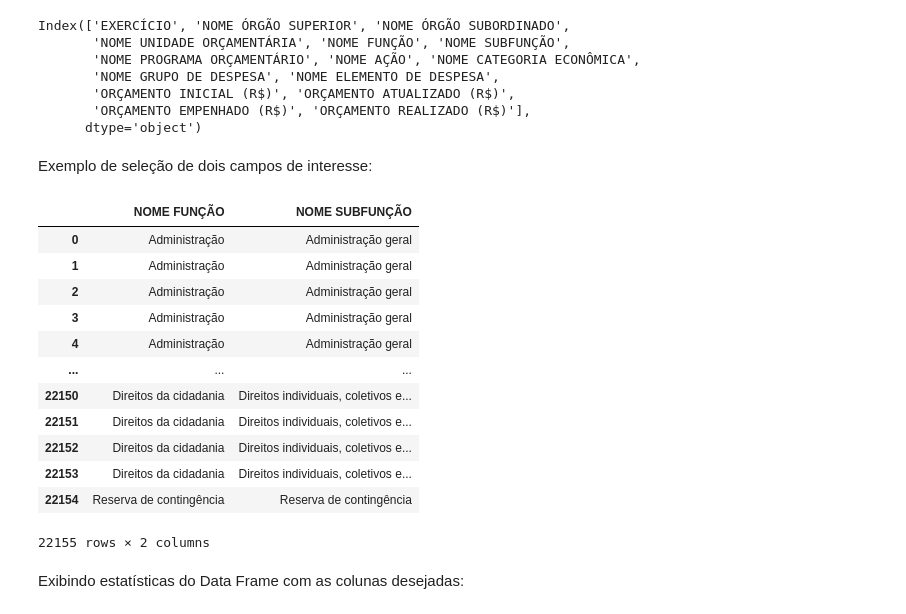
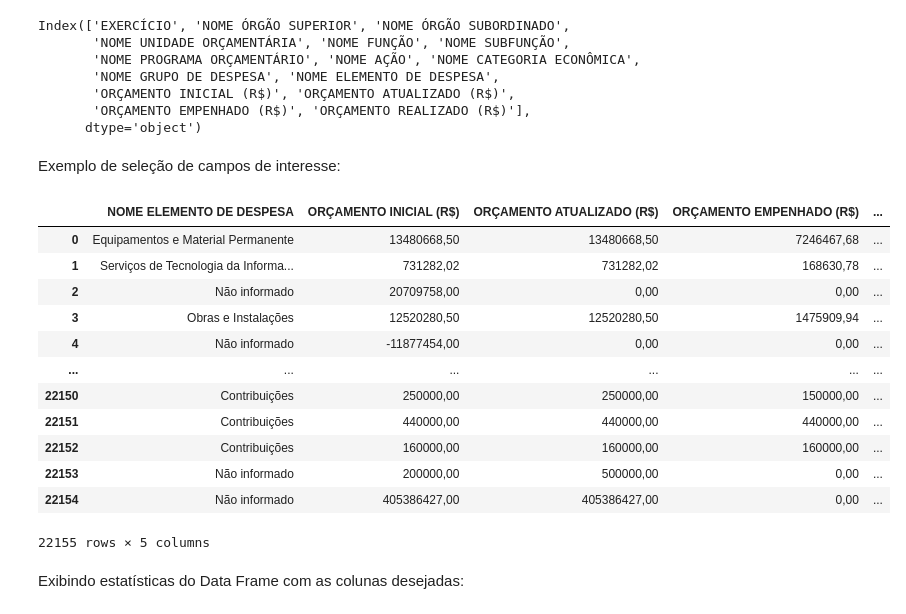
Before and after one commit to danlamberg/Atividade-Data-Science, a Jupyter notebook: Trabalho_Bimestral.ipynb, the cells around one changed output. Cells and saved outputs as stored; diff of their text form; code cells hidden in the pictures.

```diff
--- a/Trabalho_Bimestral.ipynb
+++ b/Trabalho_Bimestral.ipynb
@@ -182,24 +182,24 @@ Index(['EXERCÍCIO', 'NOME ÓRGÃO SUPERIOR', 'NOME ÓRGÃO SUBORDINADO',
        'ORÇAMENTO EMPENHADO (R$)', 'ORÇAMENTO REALIZADO (R$)'],
       dtype='object')
 # %% [markdown]
-Exemplo de seleção de dois campos de interesse:
+Exemplo de seleção de campos de interesse:
-# %%
-df_aux = df[['NOME FUNÇÃO', 'NOME SUBFUNÇÃO']]
-df_aux
-# %% [output]
-|  | NOME FUNÇÃO | NOME SUBFUNÇÃO |
-| 0 | Administração | Administração geral |
-| 1 | Administração | Administração geral |
-| 2 | Administração | Administração geral |
-| 3 | Administração | Administração geral |
-| 4 | Administração | Administração geral |
-| ... | ... | ... |
-| 22150 | Direitos da cidadania | Direitos individuais, coletivos e... |
-| 22151 | Direitos da cidadania | Direitos individuais, coletivos e... |
-| 22152 | Direitos da cidadania | Direitos individuais, coletivos e... |
-| 22153 | Direitos da cidadania | Direitos individuais, coletivos e... |
-| 22154 | Reserva de contingência | Reserva de contingência |
-22155 rows × 2 columns
+# %%
+df_aux = df[['NOME ELEMENTO DE DESPESA', 'ORÇAMENTO INICIAL (R$)', 'ORÇAMENTO ATUALIZADO (R$)', 'ORÇAMENTO EMPENHADO (R$)', 'ORÇAMENTO REALIZADO (R$)']]
+df_aux
+# %% [output]
+|  | NOME ELEMENTO DE DESPESA | ORÇAMENTO INICIAL (R$) | ORÇAMENTO ATUALIZADO (R$) | ORÇAMENTO EMPENHADO (R$) | ... |
+| 0 | Equipamentos e Material Permanente | 13480668,50 | 13480668,50 | 7246467,68 | ... |
+| 1 | Serviços de Tecnologia da Informa... | 731282,02 | 731282,02 | 168630,78 | ... |
+| 2 | Não informado | 20709758,00 | 0,00 | 0,00 | ... |
+| 3 | Obras e Instalações | 12520280,50 | 12520280,50 | 1475909,94 | ... |
+| 4 | Não informado | -11877454,00 | 0,00 | 0,00 | ... |
+| ... | ... | ... | ... | ... | ... |
+| 22150 | Contribuições | 250000,00 | 250000,00 | 150000,00 | ... |
+| 22151 | Contribuições | 440000,00 | 440000,00 | 440000,00 | ... |
+| 22152 | Contribuições | 160000,00 | 160000,00 | 160000,00 | ... |
+| 22153 | Não informado | 200000,00 | 500000,00 | 0,00 | ... |
+| 22154 | Não informado | 405386427,00 | 405386427,00 | 0,00 | ... |
+22155 rows × 5 columns
 # %% [markdown]
 Exibindo estatísticas do Data Frame com as colunas desejadas:
 # %%
```
